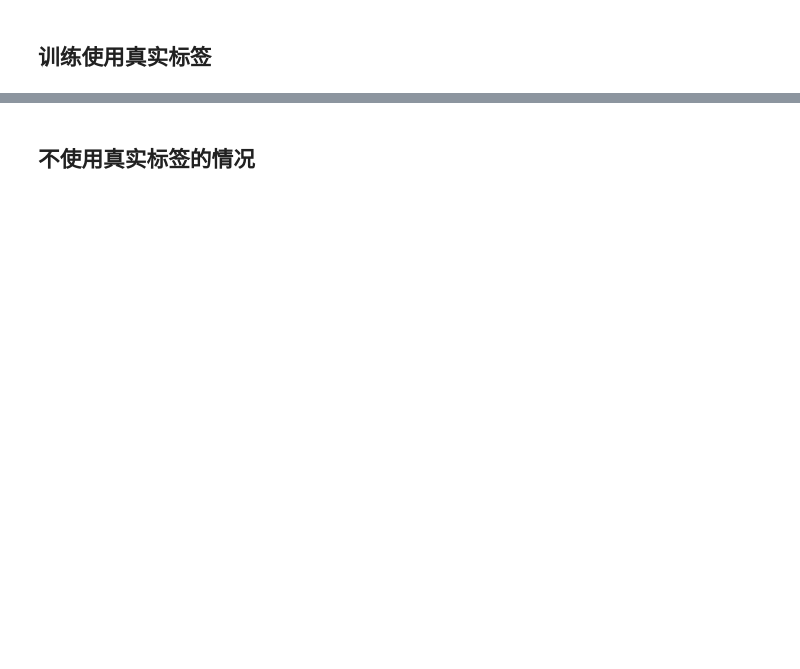
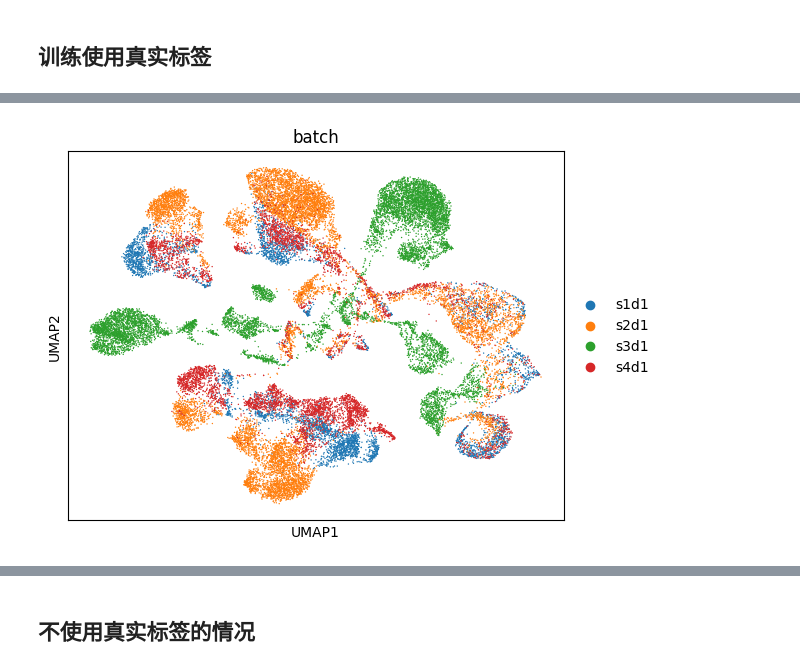
Before and after one commit to StickTaTa/ScFormer, a Jupyter notebook: Tutorial/25_pbmc_four_sample_result.ipynb, the cells around one changed output, grey strips where cells are left out. Drawn from its saved outputs; the diff is of its cells as text; code cells hidden in the pictures; blank space fills up the shorter version.

```diff
--- a/Tutorial/25_pbmc_four_sample_result.ipynb
+++ b/Tutorial/25_pbmc_four_sample_result.ipynb
@@ -99,0 +129,4 @@ F1 Score for <1% rare cells: 0.9341439552166463
+# %%
+sc.pl.umap(adata=adata, color=['batch'])
+# %% [output]
+[figure, added]
```
Also changed, not shown: parts of 37 cells of this notebook, 5 other files.
